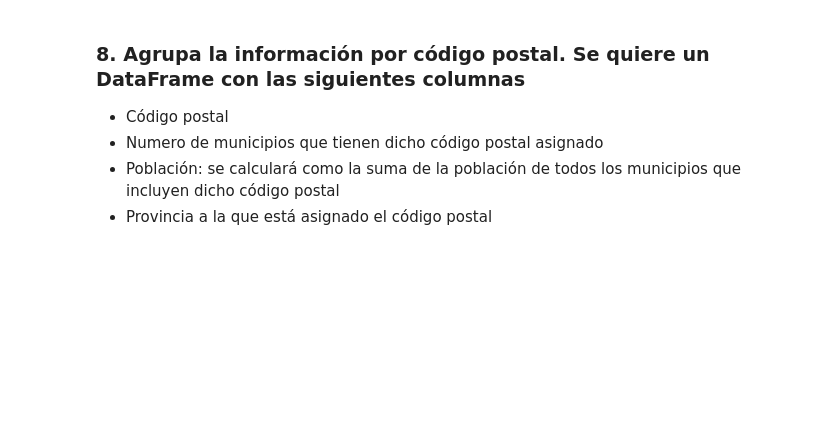
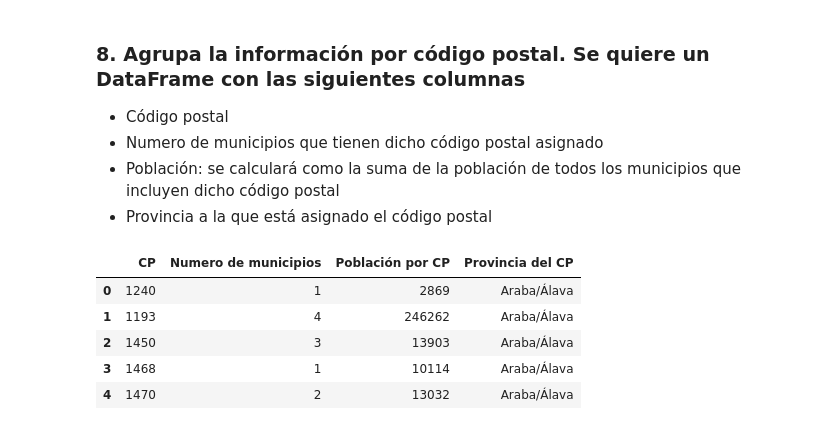
Before and after one commit to DanielProanoGuevara/InvestigacionIA, a Jupyter notebook: Trabajo1/Tema1_Daniel_Proaño.ipynb, the cells around one changed output. Cells and saved outputs as stored; diff of their text form; code cells hidden in the pictures; blank space fills up the shorter version.

```diff
--- a/Trabajo1/Tema1_Daniel_Proaño.ipynb
+++ b/Trabajo1/Tema1_Daniel_Proaño.ipynb
@@ -319,23 +355,41 @@ df_Vacio.to_csv('faltan.csv', header = False)
 * Población: se calculará como la suma de la población de todos los municipios que incluyen dicho código postal
 * Provincia a la que está asignado el código postal
 # %%
+#Eliminar los duplicados de los códigos postales para crear el listado
 cod_post = pd.DataFrame(df_Merge.drop_duplicates(['CP']).loc[:,'CP'])
+
+#Declaración de las listas vacías
 numero_municipios = []
 poblacion_CP = []
 provincia_CP = []
 for x in cod_post.CP:
+#Gestión de excepciones
     try:
+        #Cuenta la cantidad de municipios por cada codigo postal
         n_munic = len(df_Merge.loc[df_Merge['CP'] == x].Municipio_x)
+        #Suma la población por cada código postal
         cp_pob = sum(df_Merge.loc[df_Merge['CP'] == x].Poblacion)
+        #Elige la provincia eliminando duplicados
         cp_prov = df_Merge.loc[df_Merge['CP'] == x].drop_duplicates(['Provincia']).Provincia.iloc[-1]
     except:
         n_munic = 1
         cp_pob = df_Merge.loc[df_Merge['CP'] == x].Poblacion
+    #Crea las listas de datos por código postal
     numero_municipios.append(n_munic)
     poblacion_CP.append(cp_pob)
     provincia_CP.append(cp_prov)
+
+#Ordena y crea las columnas del DataFrame
 cod_post['Numero de municipios'] = numero_municipios
 cod_post['Población por CP'] = poblacion_CP
 cod_post['Provincia del CP'] = provincia_CP
 
-cod_post.describe()
+#Presenta un resumen del DataFrame
+cod_post.head()
+# %% [output]
+|  | CP | Numero de municipios | Población por CP | Provincia del CP |
+| 0 | 1240 | 1 | 2869 | Araba/Álava |
+| 1 | 1193 | 4 | 246262 | Araba/Álava |
+| 2 | 1450 | 3 | 13903 | Araba/Álava |
+| 3 | 1468 | 1 | 10114 | Araba/Álava |
+| 4 | 1470 | 2 | 13032 | Araba/Álava |
```
Also changed, not shown: parts of 9 cells of this notebook.
